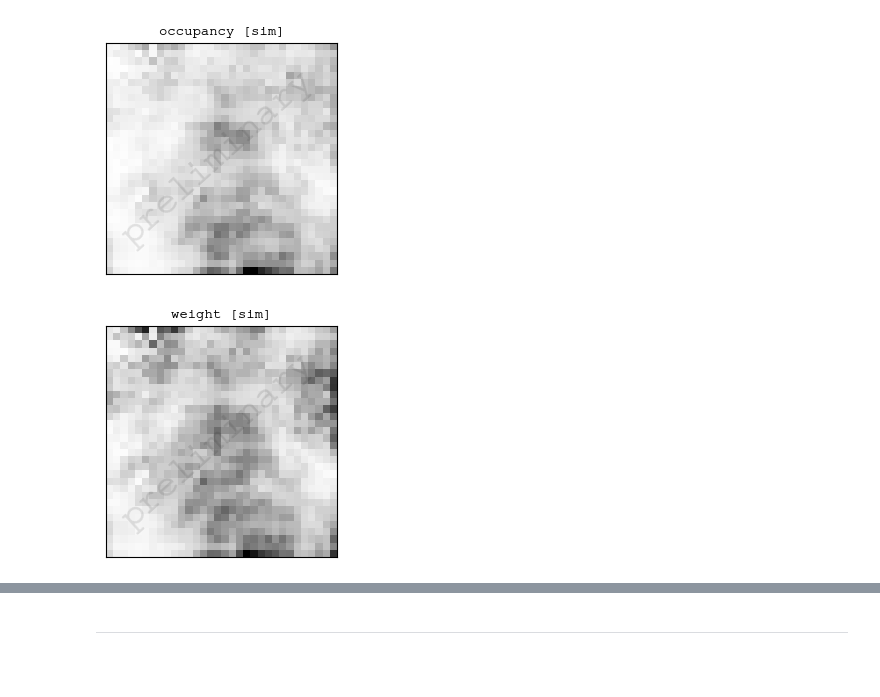
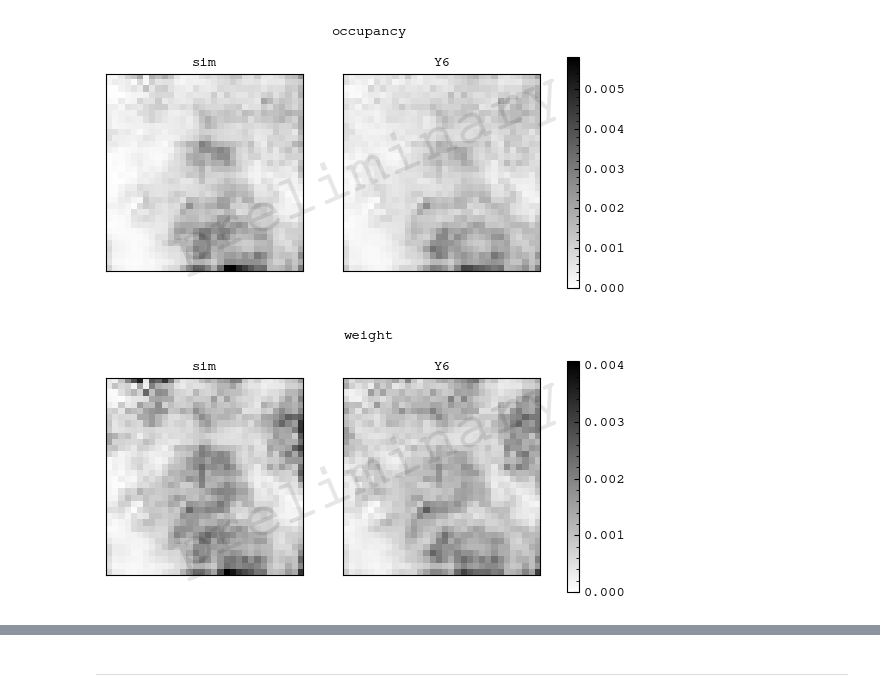
Before and after one commit to sidneymau/des-y6-image-sims-analysis, a Jupyter notebook: notebooks/2025_02_17_tomography/dev.ipynb, the cells around one changed output, grey strips where cells are left out. Saved outputs shown, nothing was run; the diff lists cells and outputs as text; code cells hidden in the pictures; blank space fills up the shorter version.

```diff
--- a/notebooks/2025_02_17_tomography/dev.ipynb
+++ b/notebooks/2025_02_17_tomography/dev.ipynb
@@ -39,3 +39,10 @@ bhat_sim = lib.tomography.get_tomography(shear_sim, redshift_sim, "noshear")
 cell_sim = lib.tomography.get_assignment(shear_sim, redshift_sim, "noshear")
 weight_sim = lib.weight.get_shear_weights(shear_sim["mdet/noshear"])
 response_sim = lib.response.get_shear_response(shear_sim["mdet/noshear"])
+# %%
+shear_y6 = h5py.File(lib.const.Y6_SHEAR_CATALOG)
+redshift_y6 = h5py.File(lib.const.Y6_REDSHIFT_CATALOG)
+# %%
+bhat_y6 = lib.tomography.get_tomography(shear_y6, redshift_y6, "noshear")
+cell_y6 = lib.tomography.get_assignment(shear_y6, redshift_y6, "noshear")
+weight_y6 = lib.weight.get_shear_weights(shear_y6["mdet/noshear"])
@@ -63,3 +77,11 @@ _response_grid_sim, _, _ = stats.binned_statistic(
     bins=lib.const.CELL_IDS,
 )
 response_grid_sim = _response_grid_sim
+# %%
+count_grid_y6, _, _ = stats.binned_statistic(
+    cell_y6,
+    None,
+    statistic="count",
+    bins=lib.const.CELL_IDS,
+)
+occupancy_grid_y6 = count_grid_y6 / sum(count_grid_y6)
@@ -66,37 +104,71 @@ response_grid_sim = _response_grid_sim
 # %%
-fig, axs = plt.subplots(1, 1, figsize=(3 + 4/12, 3))
+fig, axs = plt.subplots(1, 2, figsize=(7, 3))
 
-im = axs.imshow(
+norm = mpl.colors.Normalize(vmin=0)
+
+im = axs[0].imshow(
     occupancy_grid_sim.reshape(lib.const.SOM_SHAPE),
     origin="lower",
-    vmin=0,
+    norm=norm,
 )
-axs.set_title("occupancy [sim]")
+axs[0].set_title("sim")
 
-axs.set_xticks([])
-axs.set_yticks([])
+im = axs[1].imshow(
+    occupancy_grid_y6.reshape(lib.const.SOM_SHAPE),
+    origin="lower",
+    norm=norm,
+)
+axs[1].set_title("Y6")
+
+for ax in axs:
+    ax.set_xticks([])
+    ax.set_yticks([])
+
+cb = fig.colorbar(
+    im,
+    ax=axs.ravel(),
+)
+
+fig.suptitle("occupancy")
 
 lib.plotting.watermark(fig)
 
 plt.show()
 # %% [output]
-[figure, old version]
+[figure, new version]
 # %%
-fig, axs = plt.subplots(1, 1, figsize=(3 + 4/12, 3))
+fig, axs = plt.subplots(1, 2, figsize=(7, 3))
 
-im = axs.imshow(
+norm = mpl.colors.Normalize(vmin=0)
+
+im = axs[0].imshow(
     weight_grid_sim.reshape(lib.const.SOM_SHAPE),
     origin="lower",
-    vmin=0,
+    norm=norm,
 )
-axs.set_title("weight [sim]")
+axs[0].set_title("sim")
 
-axs.set_xticks([])
-axs.set_yticks([])
+im = axs[1].imshow(
+    weight_grid_y6.reshape(lib.const.SOM_SHAPE),
+    origin="lower",
+    norm=norm,
+)
+axs[1].set_title("Y6")
+
+for ax in axs:
+    ax.set_xticks([])
+    ax.set_yticks([])
+
+cb = fig.colorbar(
+    im,
+    ax=axs.ravel(),
+)
+
+fig.suptitle("weight")
 
 lib.plotting.watermark(fig)
 
 plt.show()
 # %% [output]
-[figure, old version]
+[figure, new version]
 # %%
```
Also changed, not shown: parts of 11 cells of this notebook.
